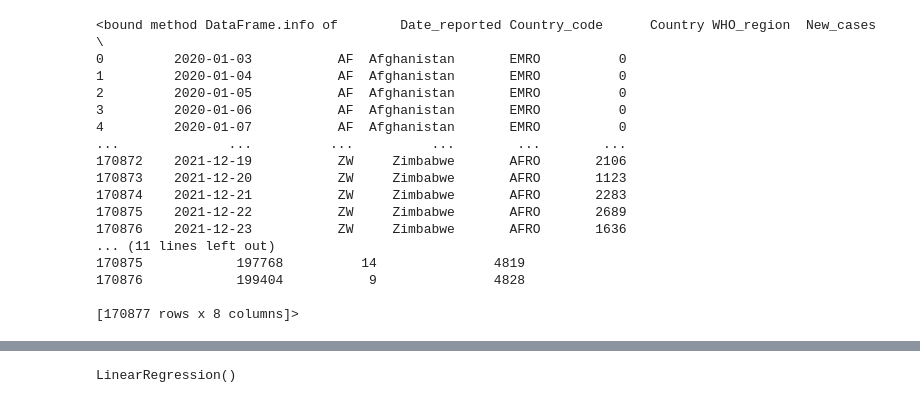
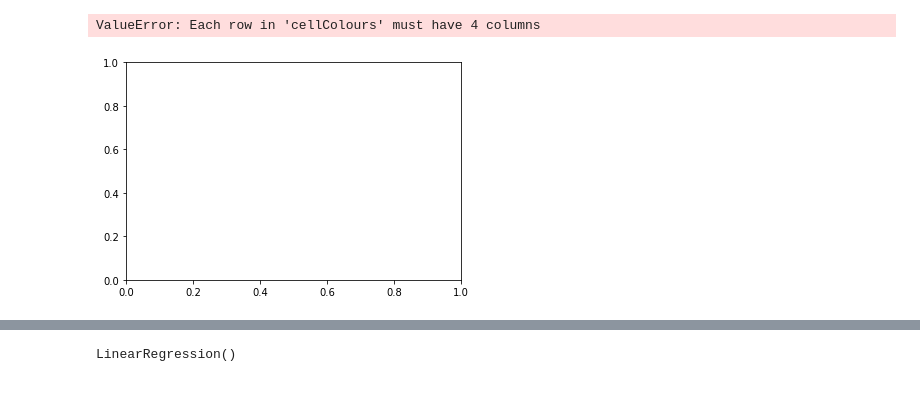
Before and after one commit to Hcastleon/OLC2_VCD_PY2, a Jupyter notebook: home/funciones/Tendencia_F1.ipynb, the cells around one changed output, grey strips where cells are left out. Saved outputs shown, nothing was run; the diff lists cells and outputs as text; code cells hidden in the pictures.

Commit message:
front y comienzo de reportes

```diff
--- a/home/funciones/Tendencia_F1.ipynb
+++ b/home/funciones/Tendencia_F1.ipynb
@@ -9,23 +9,18 @@ from sklearn.metrics import mean_squared_error
 %matplotlib inline
 #Lectura de Datos
 df =pd.read_csv("WHO-COVID-19-global-data.csv",sep=",")
-df.info
-# %% [output]
-<bound method DataFrame.info of        Date_reported Country_code      Country WHO_region  New_cases  \
-0         2020-01-03           AF  Afghanistan       EMRO          0
-1         2020-01-04           AF  Afghanistan       EMRO          0
-2         2020-01-05           AF  Afghanistan       EMRO          0
-3         2020-01-06           AF  Afghanistan       EMRO          0
-4         2020-01-07           AF  Afghanistan       EMRO          0
-...              ...          ...          ...        ...        ...
-170872    2021-12-19           ZW     Zimbabwe       AFRO       2106
-170873    2021-12-20           ZW     Zimbabwe       AFRO       1123
-170874    2021-12-21           ZW     Zimbabwe       AFRO       2283
-170875    2021-12-22           ZW     Zimbabwe       AFRO       2689
-170876    2021-12-23           ZW     Zimbabwe       AFRO       1636
-... (11 lines left out)
-170875            197768          14               4819
-170876            199404           9               4828
-
-[170877 rows x 8 columns]>
+# %%
+import seaborn as sns
+datita = df.loc[df['Country'] == 'Afghanistan']
+tablita =datita.describe()
+
+fig,ax = plt.subplots(1,1)
+cm = sns.color_palette("flare",15)
+cm2 = sns.color_palette("flare",5)
+pd.plotting.table(ax,tablita, rowColours=cm, colLabels=tablita.columns, colColours=cm2, loc='center')
+ax.axis('off')
+plt.show()
+# %% [output]
+ValueError: Each row in 'cellColours' must have 4 columns
+[figure, added]
 # %%
```
Also changed, not shown: parts of 2 cells of this notebook, 4 other files.
